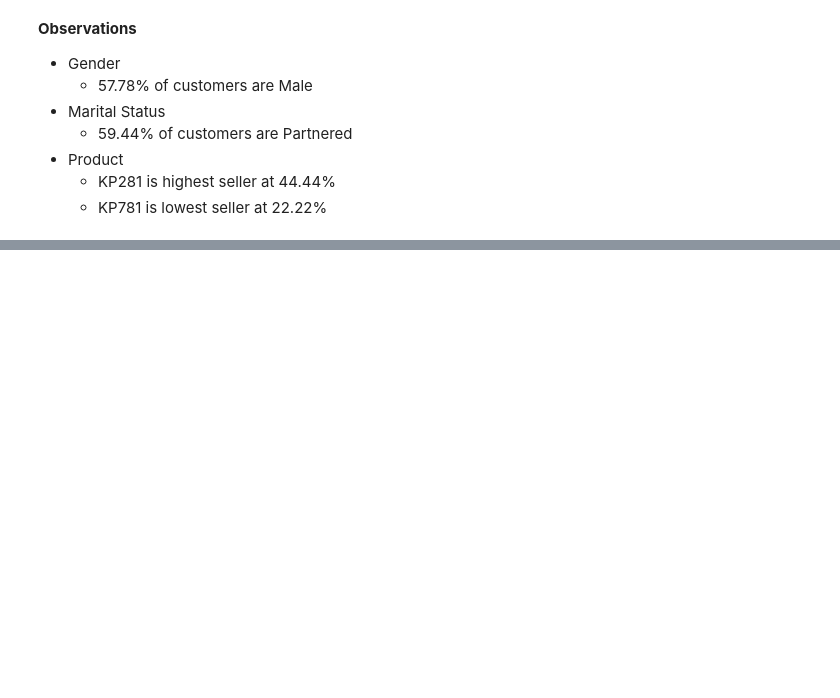
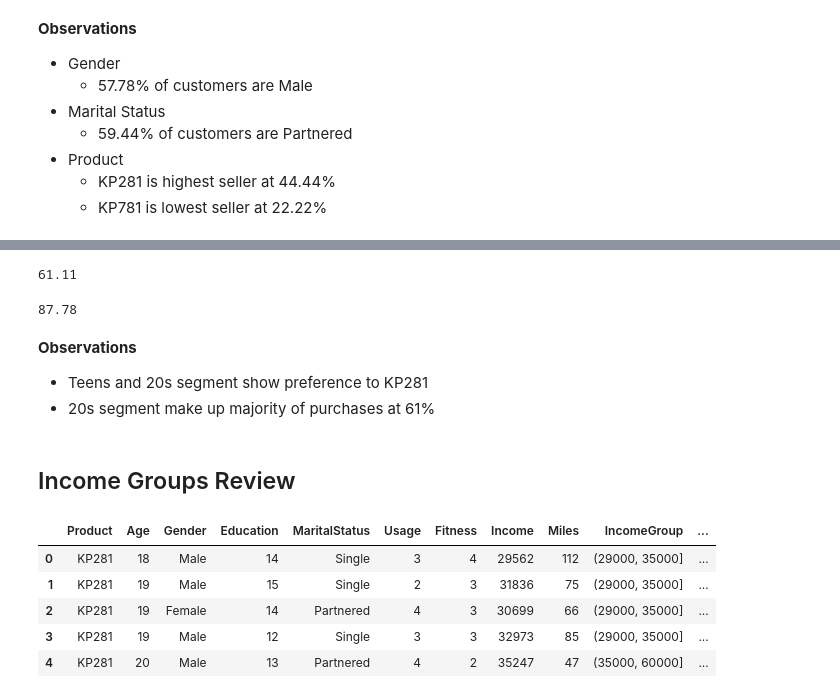
Before and after one commit to JonathonBriggs/AnalyticsProjects, a Jupyter notebook: Case Studies (Latest)/2025 03 14 Treadmill Buyer Profile/treadmill-buyer-profile.ipynb, the cells around one changed output, grey strips where cells are left out. Drawn from its saved outputs; the diff is of its cells as text; code cells hidden in the pictures; blank space fills up the shorter version.

```diff
--- a/Case Studies (Latest)/2025 03 14 Treadmill Buyer Profile/treadmill-buyer-profile.ipynb
+++ b/Case Studies (Latest)/2025 03 14 Treadmill Buyer Profile/treadmill-buyer-profile.ipynb
@@ -534,0 +629,38 @@ data_df_new
+# %%
+#Percentage of purchases completed by 20s segment
+prob_perc = (prod_age['20s']['All'] / prod_age['All']['All'] * 100).round(2)
+prob_perc
+# %% [output]
+61.11
+# %%
+#Percentage of purchases completed by 20s and 30s segment
+prob_perc = ((prod_age['20s']['All'] + prod_age['30s']['All']) / prod_age['All']['All'] * 100).round(2)
+prob_perc
+# %% [output]
+87.78
+# %% [markdown]
+**Observations**
+* Teens and 20s segment show preference to KP281
+* 20s segment make up majority of purchases at 61%
+# %% [markdown]
+## Income Groups Review
+# %%
+#income min is 29562 and max is 104581
+#IncomeGroup - 29k, 35k, 60k, 85k, 105k
+#IncomeCategory - Low Income, Lower-middle Income, Upper-Middle Income and High Income
+
+data_df_income = data_df.copy()
+
+bins = [29000, 35000, 60000, 85000, 105000]
+labels = ['Low Income','Lower-middle Income','Upper-Middle Income', 'High Income']
+data_df_income['IncomeGroup'] = pd.cut(data_df_income.Income, bins)
+data_df_income['IncomeCategory'] = pd.cut(data_df_income.Income, bins, labels=labels)
+
+data_df_income.head()
+# %% [output]
+|  | Product | Age | Gender | Education | MaritalStatus | Usage | Fitness | Income | Miles | IncomeGroup | ... |
+| 0 | KP281 | 18 | Male | 14 | Single | 3 | 4 | 29562 | 112 | (29000, 35000] | ... |
+| 1 | KP281 | 19 | Male | 15 | Single | 2 | 3 | 31836 | 75 | (29000, 35000] | ... |
+| 2 | KP281 | 19 | Female | 14 | Partnered | 4 | 3 | 30699 | 66 | (29000, 35000] | ... |
+| 3 | KP281 | 19 | Male | 12 | Single | 3 | 3 | 32973 | 85 | (29000, 35000] | ... |
+| 4 | KP281 | 20 | Male | 13 | Partnered | 4 | 2 | 35247 | 47 | (35000, 60000] | ... |
```
Also changed, not shown: parts of 29 cells of this notebook.
